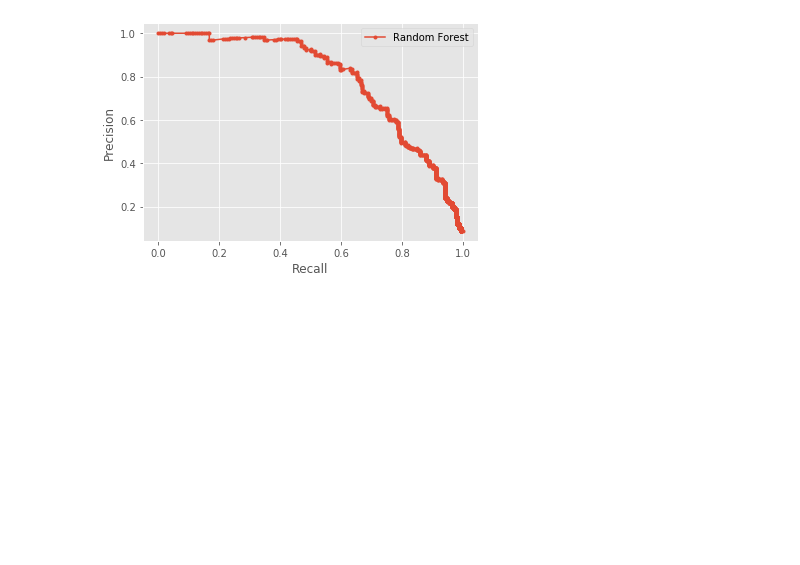
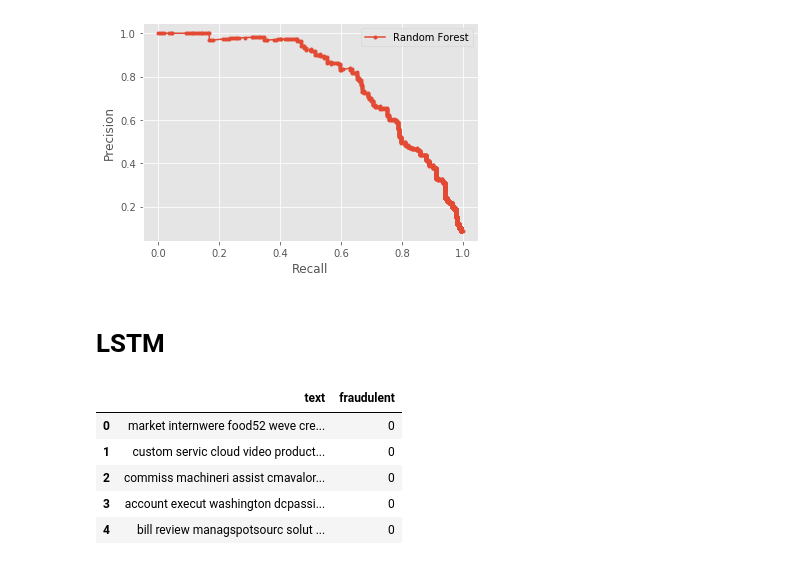
Before and after one commit to shwetasharmaeco/job_fraud_prediction, a Jupyter notebook: job_frauds.ipynb, the cells around one changed output. Cells and saved outputs as stored; diff of their text form; code cells hidden in the pictures; blank space fills up the shorter version.

Commit message:
lstm started

```diff
--- a/job_frauds.ipynb
+++ b/job_frauds.ipynb
@@ -523,3 +521,18 @@ Precision: 0.901
 Recall: 0.526
 F1 score: 0.664
 [figure]
+# %% [markdown]
+# LSTM
+# %%
+lstm_df = pd.read_pickle("cleaned_textCol.pkl")
+# %%
+lstm_df = lstm_df[["text", "fraudulent"]]
+# %%
+lstm_df.head()
+# %% [output]
+|  | text | fraudulent |
+| 0 | market internwere food52 weve cre... | 0 |
+| 1 | custom servic cloud video product... | 0 |
+| 2 | commiss machineri assist cmavalor... | 0 |
+| 3 | account execut washington dcpassi... | 0 |
+| 4 | bill review managspotsourc solut ... | 0 |
```
Also changed, not shown: parts of 6 cells of this notebook, 1 other file.
